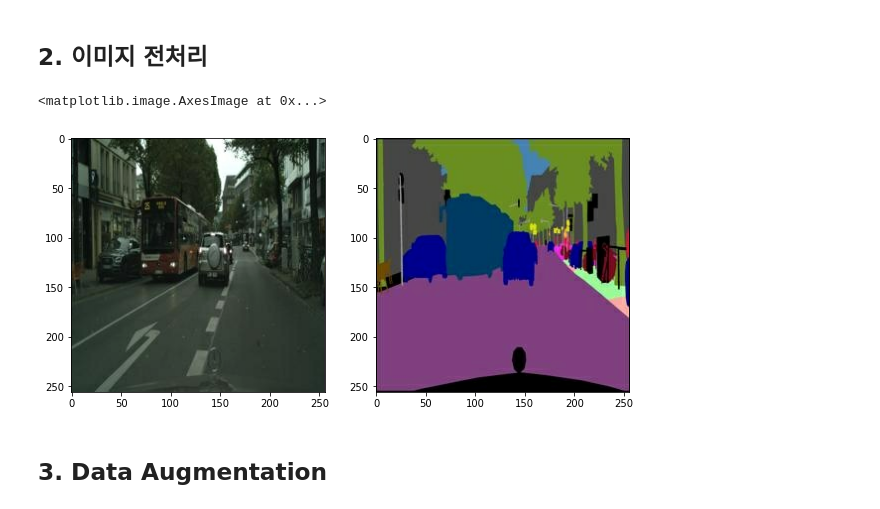
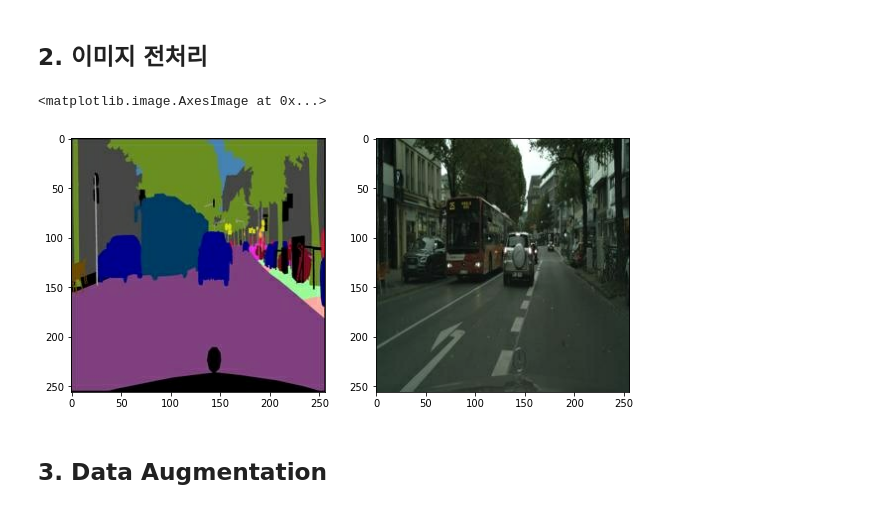
Before and after one commit to zzocojoa/AIFFEL_EXP.github.io, a Jupyter notebook: Exploration/[E-17]Segmentation map으로 도로 이미지 만들기.ipynb, the cells around one changed output. Drawn from its saved outputs; the diff is of its cells as text; code cells hidden in the pictures.

```diff
--- a/Exploration/[E-17]Segmentation map으로 도로 이미지 만들기.ipynb
+++ b/Exploration/[E-17]Segmentation map으로 도로 이미지 만들기.ipynb
@@ -49,38 +49,37 @@ print(img.shape)
 # %% [markdown]
 ## 2. 이미지 전처리
 # %%
-# (256, 256, 3) 크기의 2개의 이미지로 분할해서 사용
 import tensorflow as tf
 
 def normalize(x):
     x = tf.cast(x, tf.float32)
     return (x/127.5) - 1
 
 def denormalize(x):
     x = (x+1)*127.5
     x = x.numpy()
     return x.astype(np.uint8)
 
 def load_img(img_path):
     img = tf.io.read_file(img_path)
     img = tf.image.decode_image(img, 3)
 
     w = tf.shape(img)[1] // 2
-    sketch = img[:, :w, :]
-    sketch = tf.cast(sketch, tf.float32)
-    original = img[:, w:, :]
-    original = tf.cast(original, tf.float32)
-    return normalize(sketch), normalize(original)
+    ground_truth = img[:, :w, :]
+    ground_truth = tf.cast(ground_truth, tf.float32)
+    input_image = img[:, w:, :]
+    input_image = tf.cast(input_image, tf.float32)
+    return normalize(input_image), normalize(ground_truth)
 
 f = data_path + os.listdir(data_path)[1]
-sketch, original = load_img(f)
+input_image, ground_truth = load_img(f)
 
 plt.figure(figsize=(10,7))
-plt.subplot(1,2,1); plt.imshow(denormalize(sketch))
-plt.subplot(1,2,2); plt.imshow(denormalize(original))
+plt.subplot(1,2,1); plt.imshow(denormalize(input_image))
+plt.subplot(1,2,2); plt.imshow(denormalize(ground_truth))
 # %% [output]
 <matplotlib.image.AxesImage at 0x...>
-[figure, old version]
+[figure, new version]
 # %% [markdown]
 ## 3. Data Augmentation
 # %%
```
Also changed, not shown: parts of 33 cells of this notebook.
